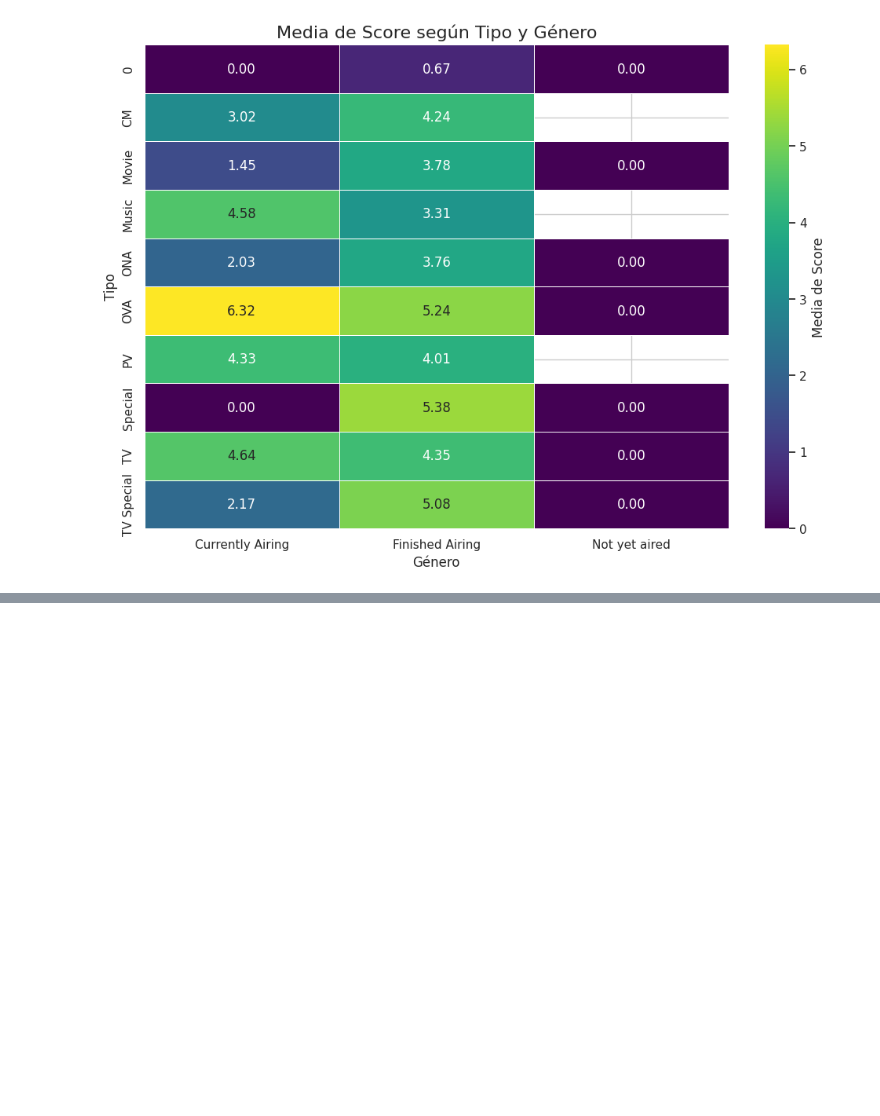
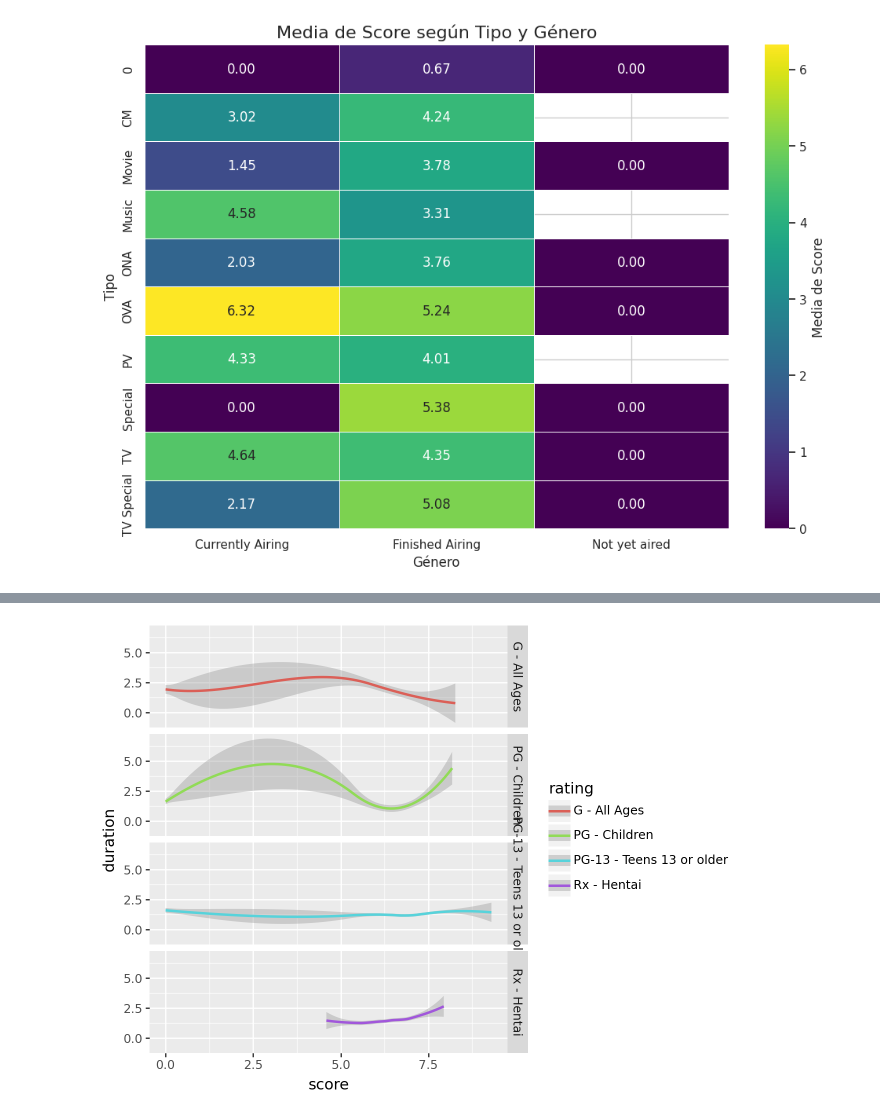
Before and after one commit to glandricina10/notebooks2, a Jupyter notebook: 055_reto_black_friday.ipynb, the cells around one changed output, grey strips where cells are left out. Saved outputs shown, nothing was run; the diff lists cells and outputs as text; code cells hidden in the pictures; blank space fills up the shorter version.

```diff
--- a/055_reto_black_friday.ipynb
+++ b/055_reto_black_friday.ipynb
@@ -368,0 +398,11 @@ import skmisc
+# %%
+(
+    ggplot(anime_filtered)  # What data to use
+    + aes(x = 'score',
+          y = 'duration',
+         color = 'rating')  # What variable to use
+    + geom_smooth(method = 'loess')   # Geometric object to use for drawing
+    + facet_grid(rows = "rating")
+)
+# %% [output]
+[figure, added]
```
Also changed, not shown: parts of 16 cells of this notebook.
